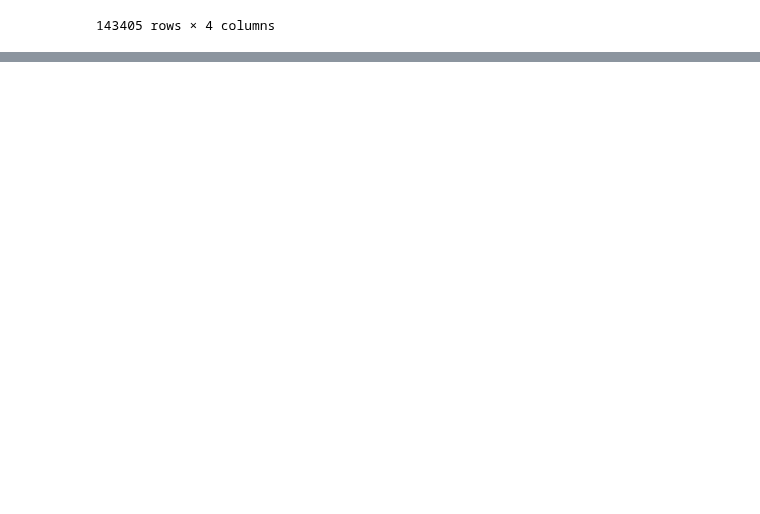
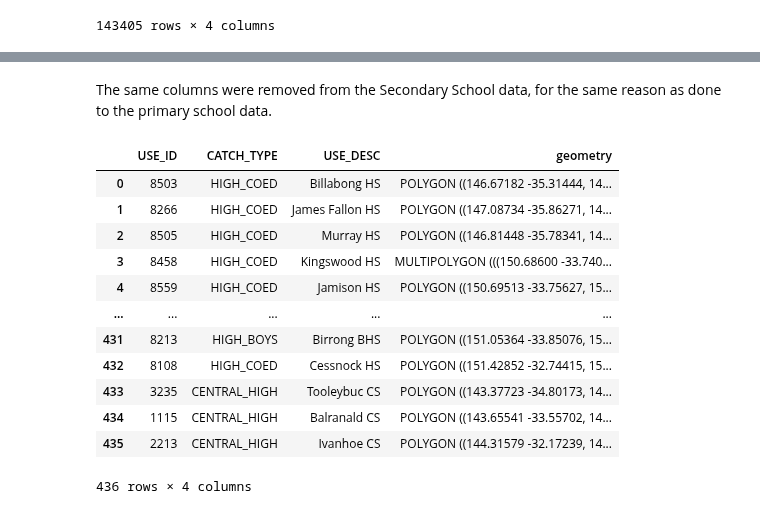
Before and after one commit to MichelangeloNardi/DATA2901--2024S1, a Jupyter notebook: Data Validation_JL.ipynb, the cells around one changed output, grey strips where cells are left out. Drawn from its saved outputs; the diff is of its cells as text; code cells hidden in the pictures; blank space fills up the shorter version.

```diff
--- a/Data Validation_JL.ipynb
+++ b/Data Validation_JL.ipynb
@@ -1241,0 +1287,19 @@ query(conn, "select * from poi")
+# %% [markdown]
+The same columns were removed from the Secondary School data, for the same reason as done to the primary school data.
+# %%
+secondary_school_data = secondary_school_data[['USE_ID','CATCH_TYPE','USE_DESC','geometry']]
+secondary_school_data
+# %% [output]
+|  | USE_ID | CATCH_TYPE | USE_DESC | geometry |
+| 0 | 8503 | HIGH_COED | Billabong HS | POLYGON ((146.67182 -35.31444, 14... |
+| 1 | 8266 | HIGH_COED | James Fallon HS | POLYGON ((147.08734 -35.86271, 14... |
+| 2 | 8505 | HIGH_COED | Murray HS | POLYGON ((146.81448 -35.78341, 14... |
+| 3 | 8458 | HIGH_COED | Kingswood HS | MULTIPOLYGON (((150.68600 -33.740... |
+| 4 | 8559 | HIGH_COED | Jamison HS | POLYGON ((150.69513 -33.75627, 15... |
+| ... | ... | ... | ... | ... |
+| 431 | 8213 | HIGH_BOYS | Birrong BHS | POLYGON ((151.05364 -33.85076, 15... |
+| 432 | 8108 | HIGH_COED | Cessnock HS | POLYGON ((151.42852 -32.74415, 15... |
+| 433 | 3235 | CENTRAL_HIGH | Tooleybuc CS | POLYGON ((143.37723 -34.80173, 14... |
+| 434 | 1115 | CENTRAL_HIGH | Balranald CS | POLYGON ((143.65541 -33.55702, 14... |
+| 435 | 2213 | CENTRAL_HIGH | Ivanhoe CS | POLYGON ((144.31579 -32.17239, 14... |
+436 rows × 4 columns
```
Also changed, not shown: parts of 19 cells of this notebook, 13 other files.
